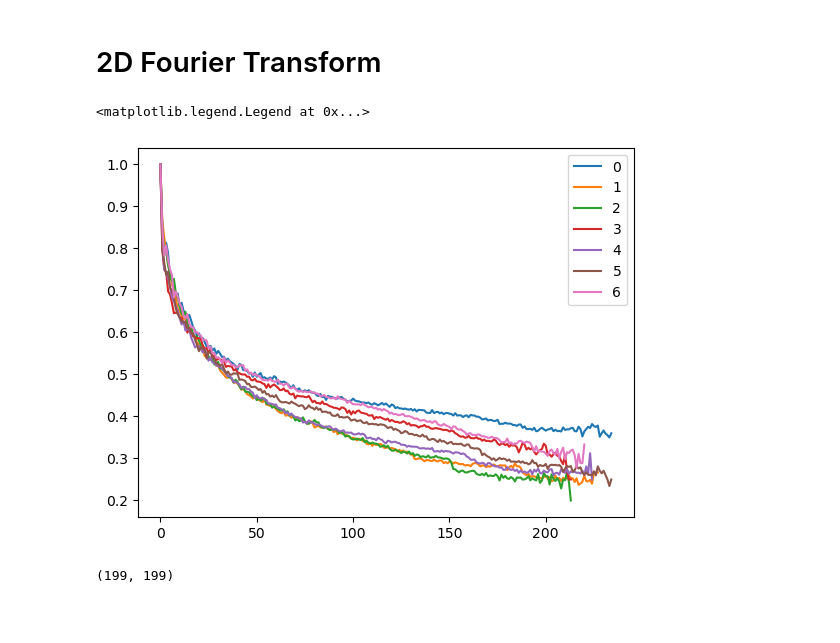
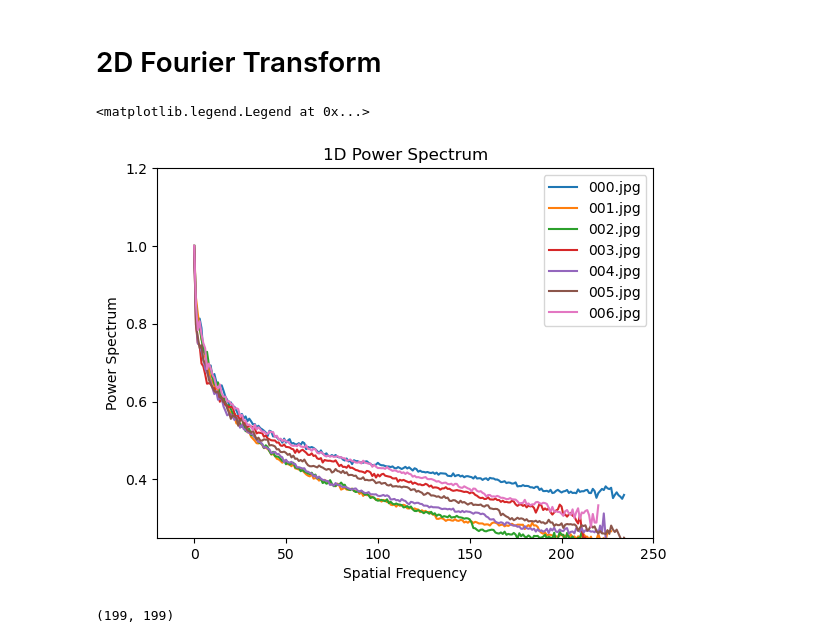
Before and after one commit to yooseungkim/Signals-and-Systems-PA, a Jupyter notebook: 2d_fourier.ipynb, the cells around one changed output. Drawn from its saved outputs; the diff is of its cells as text; code cells hidden in the pictures; blank space fills up the shorter version.

```diff
--- a/2d_fourier.ipynb
+++ b/2d_fourier.ipynb
@@ -9,12 +8,12 @@ images = [ cv2.imread("./images/data/00{}.jpg".format(i), cv2.IMREAD_GRAYSCALE)
 # %%
 def fft2(img: np.array):
     M, N = img.shape
-    fourier = np.matmul(exp_mu(img), np.matmul(img, exp_nu(img)) )
+    fourier = np.matmul(exp_mu(img), np.matmul(img, exp_nv(img)) )
     return fourier
 
 def inverse_fft2(img: np.array):
     M, N = img.shape
-    inv_fourier = np.matmul(exp_mu(img, inverse = True), np.matmul(img , exp_nu(img, inverse = True))) / (M * N)
+    inv_fourier = np.matmul(exp_mu(img, inverse = True), np.matmul(img , exp_nv(img, inverse = True))) / (M * N)
     return inv_fourier
 
 def highpass(img, radius = 45):
@@ -40,7 +39,7 @@ def exp_mu(img: np.array, inverse = False):
                 result[u][m] = np.exp(-2j* np.pi * m * u / M )
     return np.array(result)
 
-def exp_nu(img: np.array, inverse = True):
+def exp_nv(img: np.array, inverse = True):
     N = img.shape[1]
     result = [[0 for _ in range(N)] for _ in range(N)]
     for v in range(N):
@@ -101,15 +100,20 @@ def pipeline(img, name, center = False,  suffix = ""):
 # %%
 
 azs = []
 for i in range(7):
     fft_img = np.log(np.abs(np.fft.fftshift(fft2(images[i]))))
     az = azimuthal_averaging(fft_img)
     azs.append(az)
     plt.plot(az)
-plt.legend([i for i in range(7)])
+plt.title("1D Power Spectrum")
+plt.xlabel("Spatial Frequency")
+plt.ylabel("Power Spectrum")
+plt.ylim(0.25, 1.2)
+plt.xlim(-20, 250)
+plt.legend([f"00{i}.jpg" for i in range(7)])
 # %% [output]
 <matplotlib.legend.Legend at 0x...>
-[figure, old version]
+[figure, new version]
 # %%
 centered_result = []
 for i in range(7):
```
Also changed, not shown: parts of 4 cells of this notebook, 5 other files.
